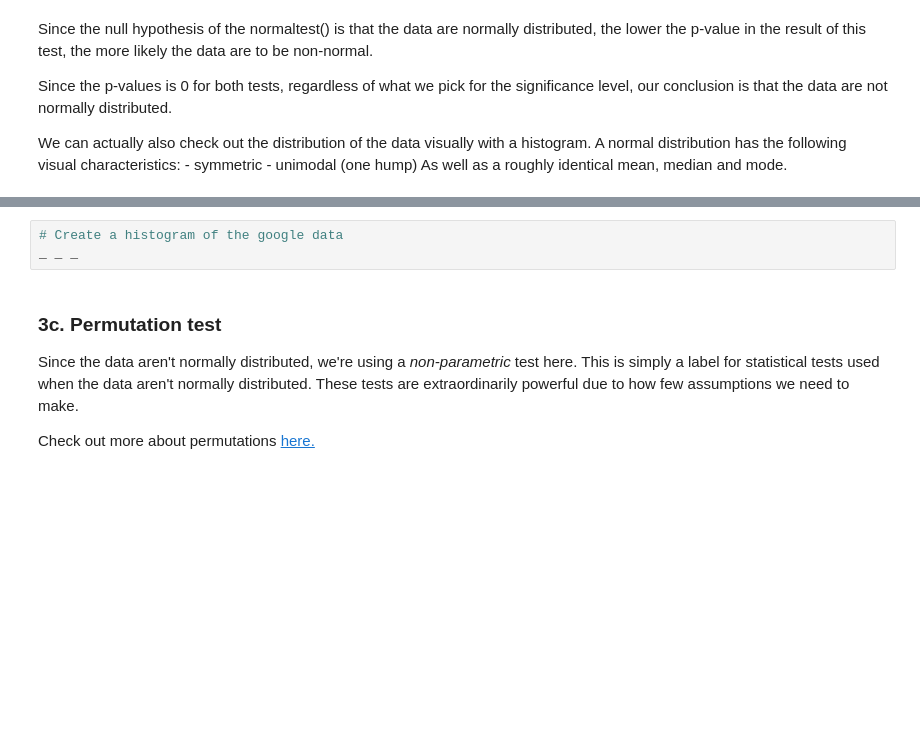
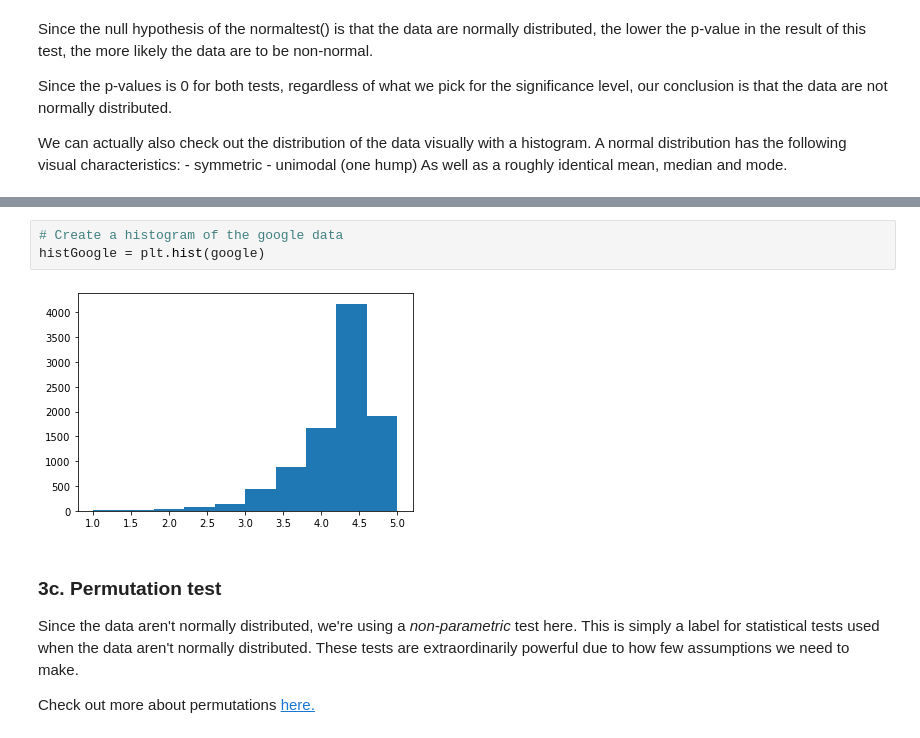
Before and after one commit to Data-PB/miniprojects, a Jupyter notebook: Springboard Apps project - Tier 3 - Complete.ipynb, the cells around one changed output, grey strips where cells are left out. Saved outputs shown, nothing was run; the diff lists cells and outputs as text; blank space fills up the shorter version.

```diff
--- a/Springboard Apps project - Tier 3 - Complete.ipynb
+++ b/Springboard Apps project - Tier 3 - Complete.ipynb
@@ -425,6 +472,8 @@ _ _ _
 # %%
 # Create a histogram of the google data
-_ _ _
+histGoogle = plt.hist(google)
+# %% [output]
+[figure, added]
 # %% [markdown]
 ### 3c. Permutation test
 Since the data aren't normally distributed, we're using a *non-parametric* test here. This is simply a label for statistical tests used when the data aren't normally distributed. These tests are extraordinarily powerful due to how few assumptions we need to make.
```
Also changed, not shown: parts of 18 cells of this notebook.
